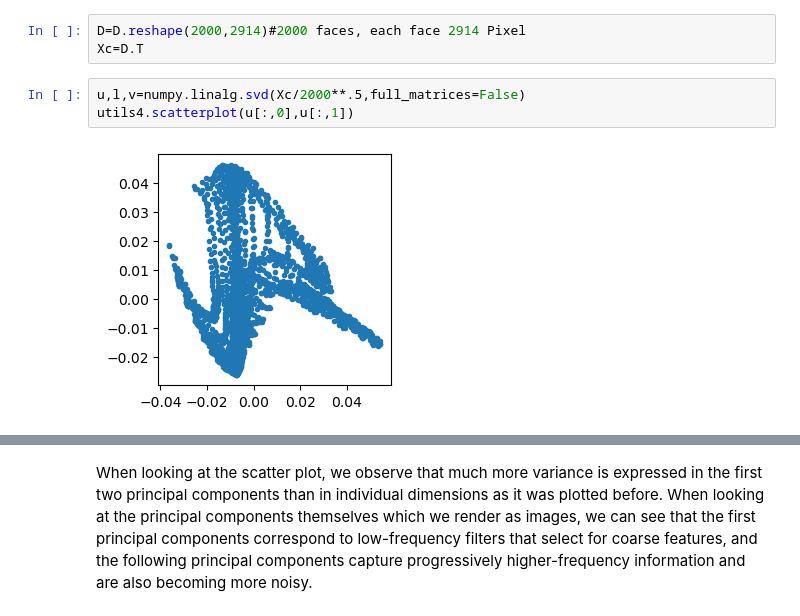
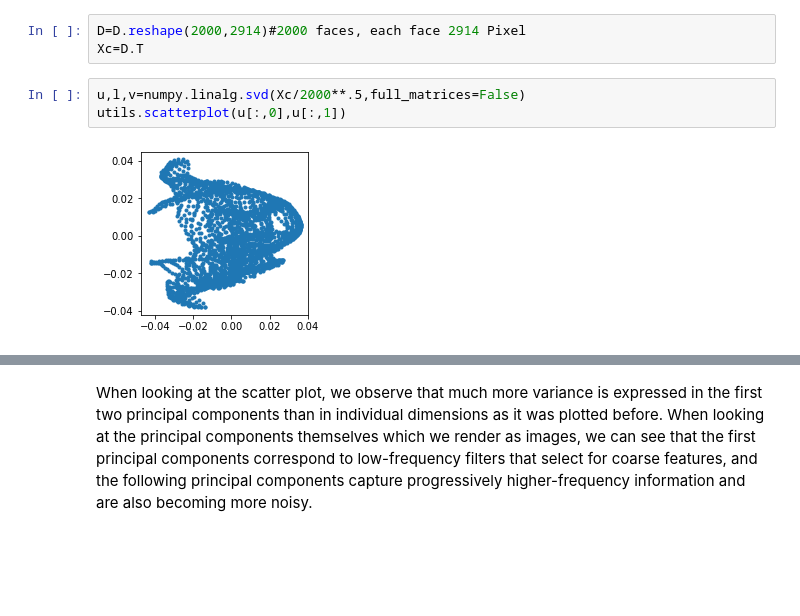
Before and after one commit to svpovol/GitHub_Repo, a Jupyter notebook: sheet04-programming.ipynb, the cells around one changed output, grey strips where cells are left out. Saved outputs shown, nothing was run; the diff lists cells and outputs as text; blank space fills up the shorter version.

```diff
--- a/sheet04-programming.ipynb
+++ b/sheet04-programming.ipynb
@@ -62,9 +61,9 @@ D=D.reshape(2000,2914)#2000 faces, each face 2914 Pixel
 Xc=D.T
 # %%
 u,l,v=numpy.linalg.svd(Xc/2000**.5,full_matrices=False)
-utils4.scatterplot(u[:,0],u[:,1])
+utils.scatterplot(u[:,0],u[:,1])
 # %% [output]
-[figure, old version]
+[figure, new version]
 # %%
 #first eigenface with svd
 plt.imshow(u[:,0].reshape(62,47),cmap=plt.cm.gray,vmin=-0.1,vmax=0.1)
```
Also changed, not shown: parts of 10 cells of this notebook, 2 other files.
